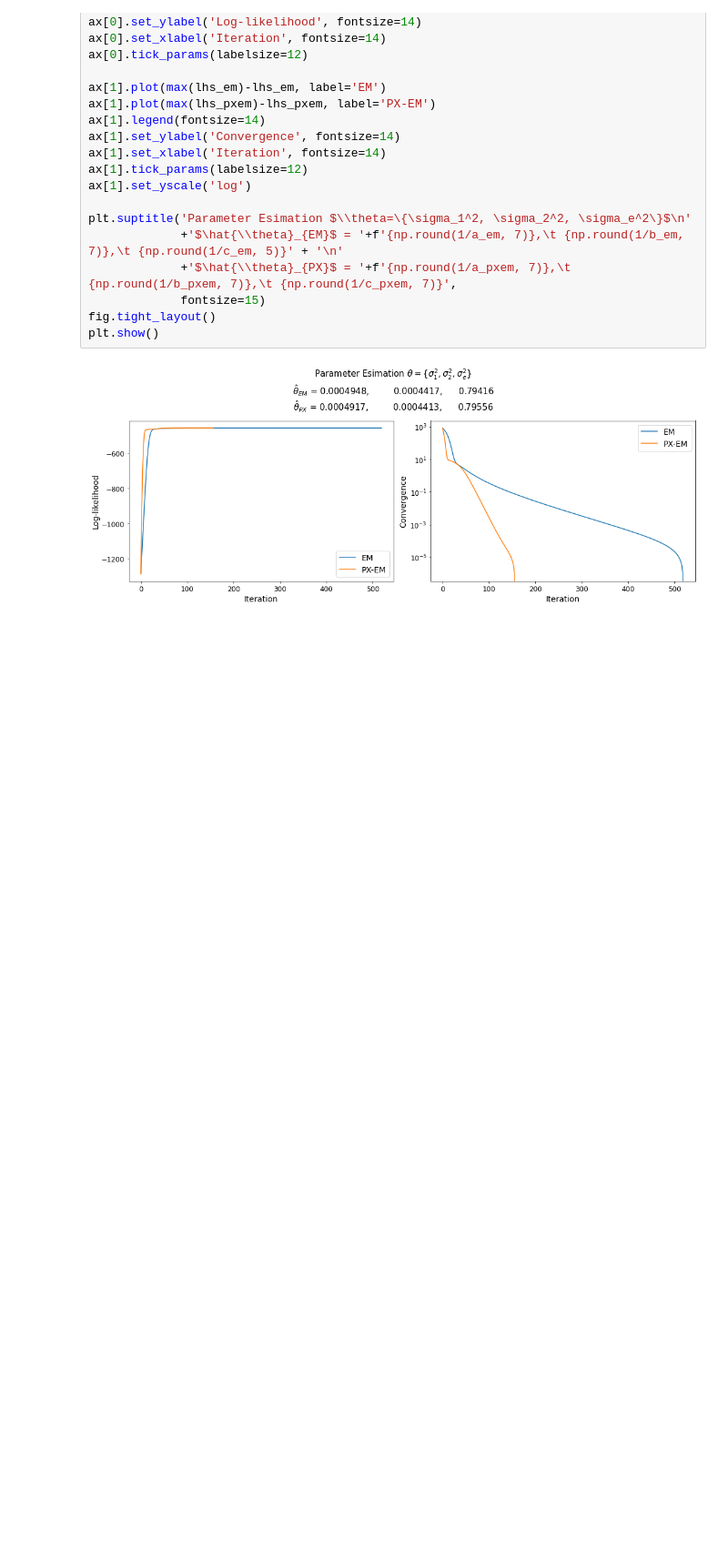
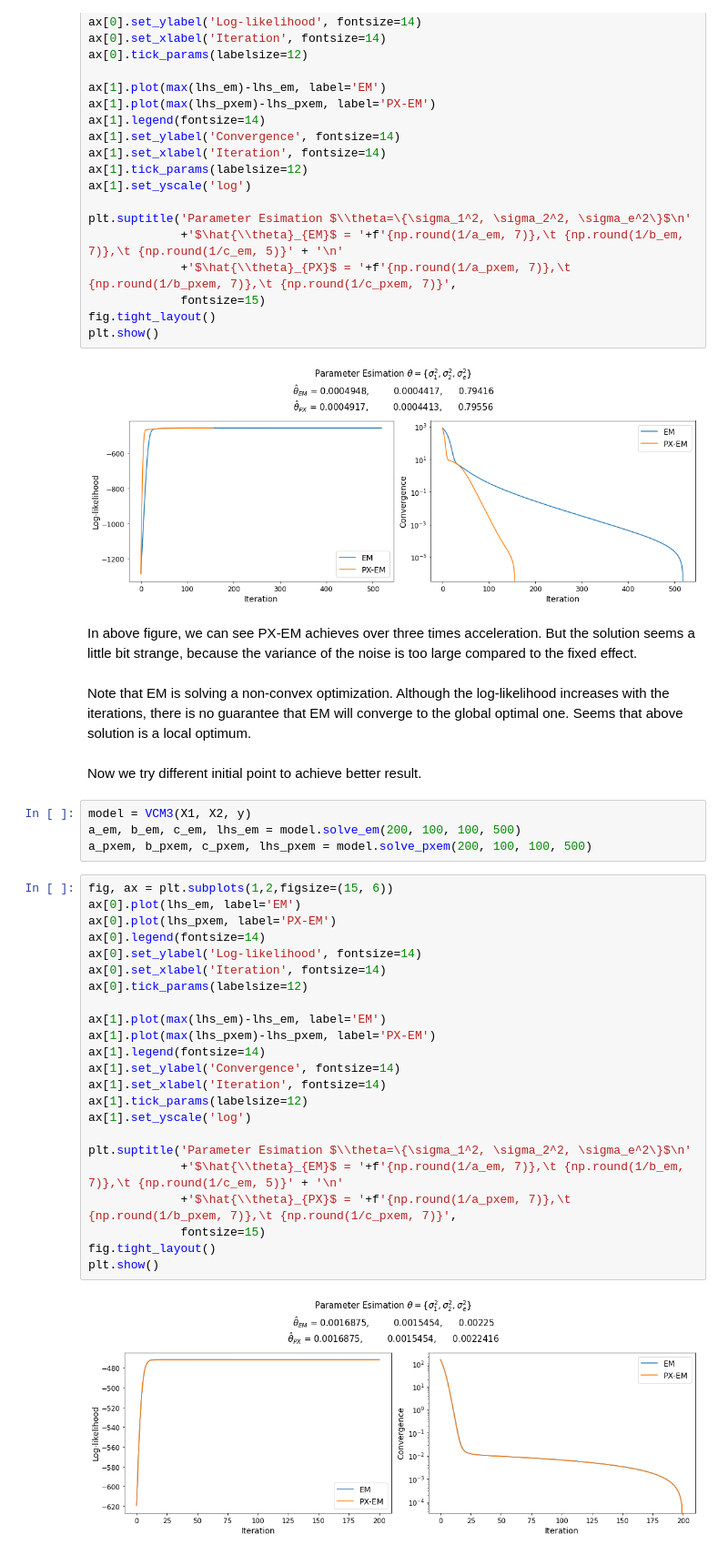
Before and after one commit to zihaophys/Machine-Learning-Miscellaneous, a Jupyter notebook: EM/three-variance-lmm.ipynb, the cells around one changed output. Shown: that part at 91% size. Cells and saved outputs as stored; diff of their text form; blank space fills up the shorter version.

```diff
--- a/EM/three-variance-lmm.ipynb
+++ b/EM/three-variance-lmm.ipynb
@@ -362,3 +362,38 @@ fig.tight_layout()
 plt.show()
 # %% [output]
 [figure]
+# %% [markdown]
+In above figure, we can see PX-EM achieves over three times acceleration. But the solution seems a little bit strange, because the variance of the noise is too large compared to the fixed effect.
+# %% [markdown]
+Note that EM is solving a non-convex optimization. Although the log-likelihood increases with the iterations, there is no guarantee that EM will converge to the global optimal one. Seems that above solution is a local optimum.
+# %% [markdown]
+Now we try different initial point to achieve better result.
+# %%
+model = VCM3(X1, X2, y)
+a_em, b_em, c_em, lhs_em = model.solve_em(200, 100, 100, 500)
+a_pxem, b_pxem, c_pxem, lhs_pxem = model.solve_pxem(200, 100, 100, 500)
+# %%
+fig, ax = plt.subplots(1,2,figsize=(15, 6))
+ax[0].plot(lhs_em, label='EM')
+ax[0].plot(lhs_pxem, label='PX-EM')
+ax[0].legend(fontsize=14)
+ax[0].set_ylabel('Log-likelihood', fontsize=14)
+ax[0].set_xlabel('Iteration', fontsize=14)
+ax[0].tick_params(labelsize=12)
+
+ax[1].plot(max(lhs_em)-lhs_em, label='EM')
+ax[1].plot(max(lhs_pxem)-lhs_pxem, label='PX-EM')
+ax[1].legend(fontsize=14)
+ax[1].set_ylabel('Convergence', fontsize=14)
+ax[1].set_xlabel('Iteration', fontsize=14)
+ax[1].tick_params(labelsize=12)
+ax[1].set_yscale('log')
+
+plt.suptitle('Parameter Esimation $\\theta=\{\sigma_1^2, \sigma_2^2, \sigma_e^2\}$\n'
+             +'$\hat{\\theta}_{EM}$ = '+f'{np.round(1/a_em, 7)},\t {np.round(1/b_em, 7)},\t {np.round(1/c_em, 5)}' + '\n'
+             +'$\hat{\\theta}_{PX}$ = '+f'{np.round(1/a_pxem, 7)},\t {np.round(1/b_pxem, 7)},\t {np.round(1/c_pxem, 7)}',
+             fontsize=15)
+fig.tight_layout()
+plt.show()
+# %% [output]
+[figure, added]
```
Also changed, not shown: parts of 10 cells of this notebook, 1 other file.
